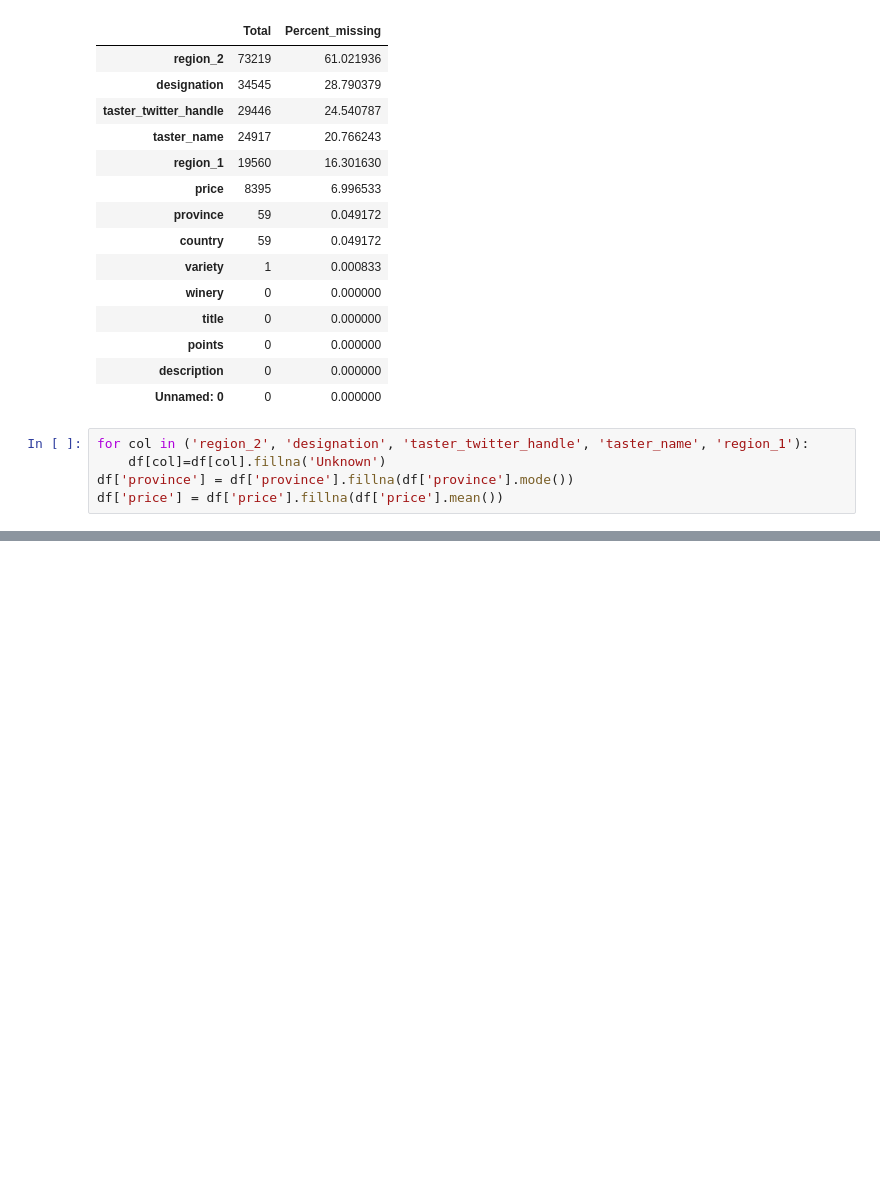
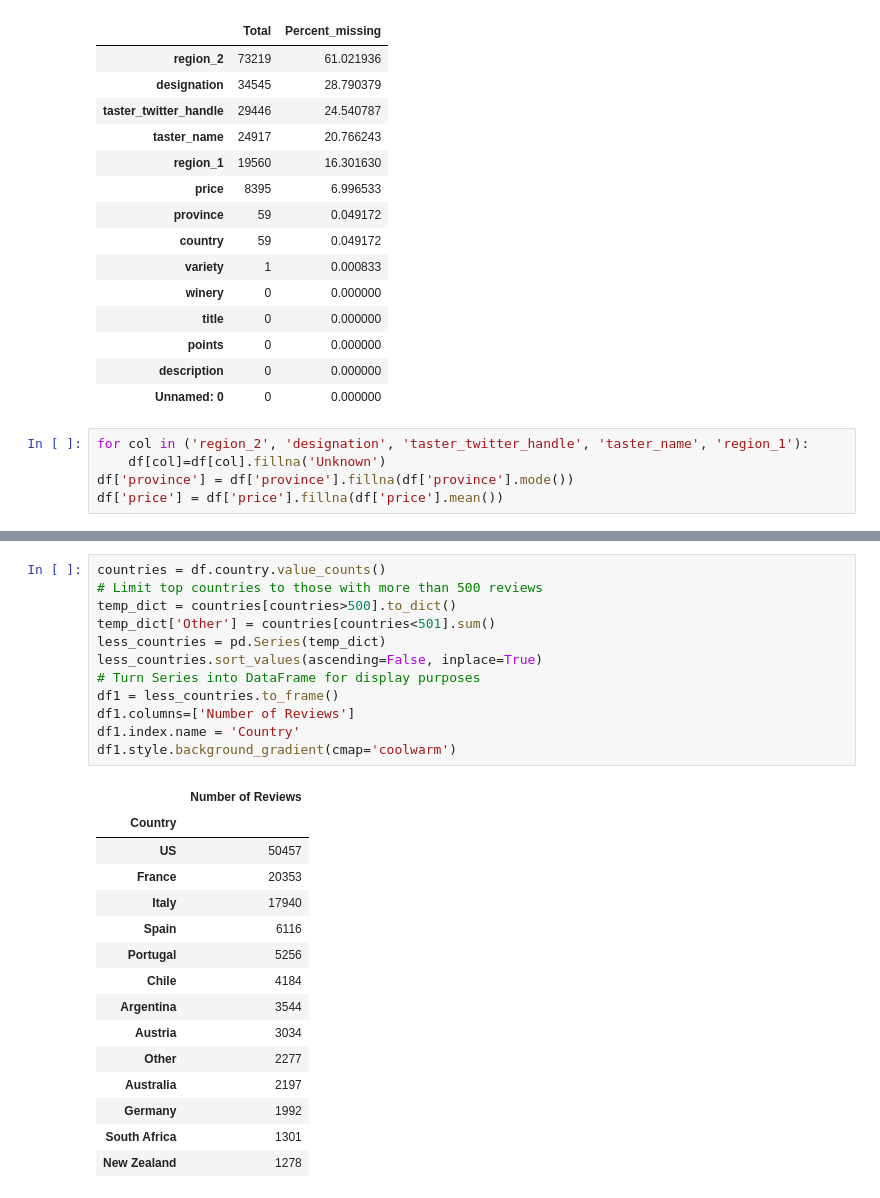
Before and after one commit to RodrigoExposito/EDA-Wine, a Jupyter notebook: EDA_Wines+recomendation.ipynb, the cells around one changed output, grey strips where cells are left out. Cells and saved outputs as stored; diff of their text form; blank space fills up the shorter version.

```diff
--- a/EDA_Wines+recomendation.ipynb
+++ b/EDA_Wines+recomendation.ipynb
@@ -204,0 +320,28 @@ df.head(10)
+# %%
+countries = df.country.value_counts()
+# Limit top countries to those with more than 500 reviews
+temp_dict = countries[countries>500].to_dict()
+temp_dict['Other'] = countries[countries<501].sum()
+less_countries = pd.Series(temp_dict)
+less_countries.sort_values(ascending=False, inplace=True)
+# Turn Series into DataFrame for display purposes
+df1 = less_countries.to_frame()
+df1.columns=['Number of Reviews']
+df1.index.name = 'Country'
+df1.style.background_gradient(cmap='coolwarm')
+# %% [output]
+|  | Number of Reviews |
+| Country |  |
+| US | 50457 |
+| France | 20353 |
+| Italy | 17940 |
+| Spain | 6116 |
+| Portugal | 5256 |
+| Chile | 4184 |
+| Argentina | 3544 |
+| Austria | 3034 |
+| Other | 2277 |
+| Australia | 2197 |
+| Germany | 1992 |
+| South Africa | 1301 |
+| New Zealand | 1278 |
```
Also changed, not shown: parts of 10 cells of this notebook.
